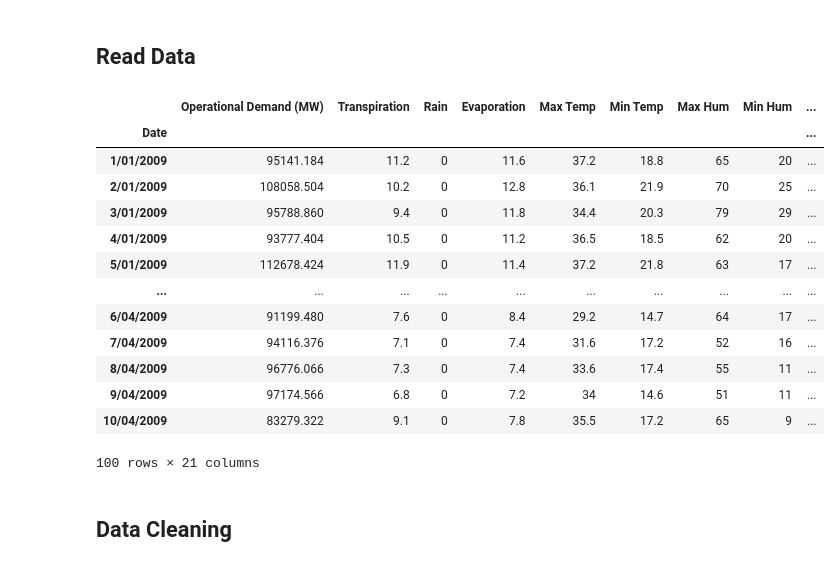
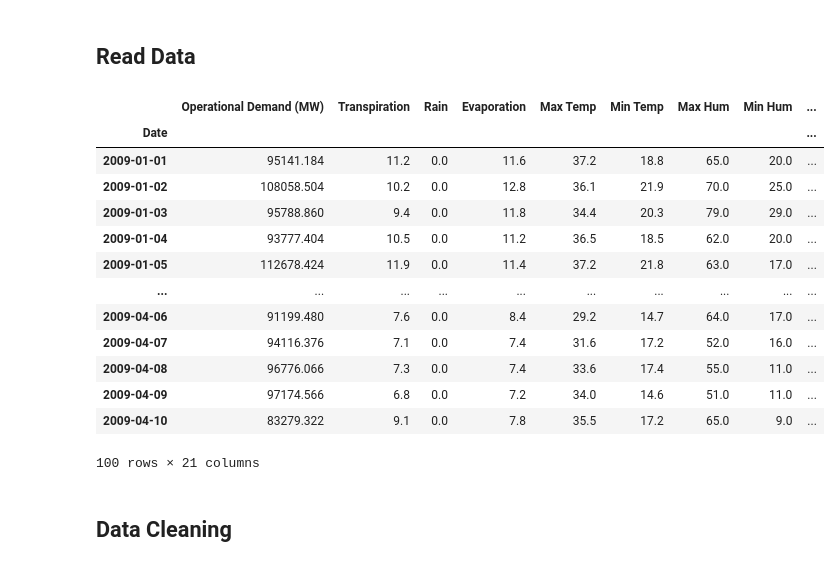
Before and after one commit to zheyzhang/Capstone-Individual, a Jupyter notebook: Data Modeling/BOM/BOM_model.ipynb, the cells around one changed output. Saved outputs shown, nothing was run; the diff lists cells and outputs as text; code cells hidden in the pictures.

```diff
--- a/Data Modeling/BOM/BOM_model.ipynb
+++ b/Data Modeling/BOM/BOM_model.ipynb
@@ -41,22 +41,22 @@ os.getcwd()
 # %%
 os.chdir('/Users/danny/Desktop/MDS/master 4/CITS 5553 Data Science Capstone Project/Individual/Capstone-Individual/Data')
 # %%
-df = pd.read_csv('processed.csv', index_col = 0)
+df = pd.read_csv('processedData_final_final.csv', index_col = 0)
 df.head(100)
 # %% [output]
 |  | Operational Demand (MW) | Transpiration | Rain | Evaporation | Max Temp | Min Temp | Max Hum | Min Hum | ... |
 | Date |  |  |  |  |  |  |  |  | ... |
-| 1/01/2009 | 95141.184 | 11.2 | 0 | 11.6 | 37.2 | 18.8 | 65 | 20 | ... |
-| 2/01/2009 | 108058.504 | 10.2 | 0 | 12.8 | 36.1 | 21.9 | 70 | 25 | ... |
-| 3/01/2009 | 95788.860 | 9.4 | 0 | 11.8 | 34.4 | 20.3 | 79 | 29 | ... |
-| 4/01/2009 | 93777.404 | 10.5 | 0 | 11.2 | 36.5 | 18.5 | 62 | 20 | ... |
-| 5/01/2009 | 112678.424 | 11.9 | 0 | 11.4 | 37.2 | 21.8 | 63 | 17 | ... |
+| 2009-01-01 | 95141.184 | 11.2 | 0.0 | 11.6 | 37.2 | 18.8 | 65.0 | 20.0 | ... |
+| 2009-01-02 | 108058.504 | 10.2 | 0.0 | 12.8 | 36.1 | 21.9 | 70.0 | 25.0 | ... |
+| 2009-01-03 | 95788.860 | 9.4 | 0.0 | 11.8 | 34.4 | 20.3 | 79.0 | 29.0 | ... |
+| 2009-01-04 | 93777.404 | 10.5 | 0.0 | 11.2 | 36.5 | 18.5 | 62.0 | 20.0 | ... |
+| 2009-01-05 | 112678.424 | 11.9 | 0.0 | 11.4 | 37.2 | 21.8 | 63.0 | 17.0 | ... |
 | ... | ... | ... | ... | ... | ... | ... | ... | ... | ... |
-| 6/04/2009 | 91199.480 | 7.6 | 0 | 8.4 | 29.2 | 14.7 | 64 | 17 | ... |
-| 7/04/2009 | 94116.376 | 7.1 | 0 | 7.4 | 31.6 | 17.2 | 52 | 16 | ... |
-| 8/04/2009 | 96776.066 | 7.3 | 0 | 7.4 | 33.6 | 17.4 | 55 | 11 | ... |
-| 9/04/2009 | 97174.566 | 6.8 | 0 | 7.2 | 34 | 14.6 | 51 | 11 | ... |
-| 10/04/2009 | 83279.322 | 9.1 | 0 | 7.8 | 35.5 | 17.2 | 65 | 9 | ... |
+| 2009-04-06 | 91199.480 | 7.6 | 0.0 | 8.4 | 29.2 | 14.7 | 64.0 | 17.0 | ... |
+| 2009-04-07 | 94116.376 | 7.1 | 0.0 | 7.4 | 31.6 | 17.2 | 52.0 | 16.0 | ... |
+| 2009-04-08 | 96776.066 | 7.3 | 0.0 | 7.4 | 33.6 | 17.4 | 55.0 | 11.0 | ... |
+| 2009-04-09 | 97174.566 | 6.8 | 0.0 | 7.2 | 34.0 | 14.6 | 51.0 | 11.0 | ... |
+| 2009-04-10 | 83279.322 | 9.1 | 0.0 | 7.8 | 35.5 | 17.2 | 65.0 | 9.0 | ... |
 100 rows × 21 columns
 # %% [markdown]
 ## Data Cleaning
```
Also changed, not shown: parts of 16 cells of this notebook.
